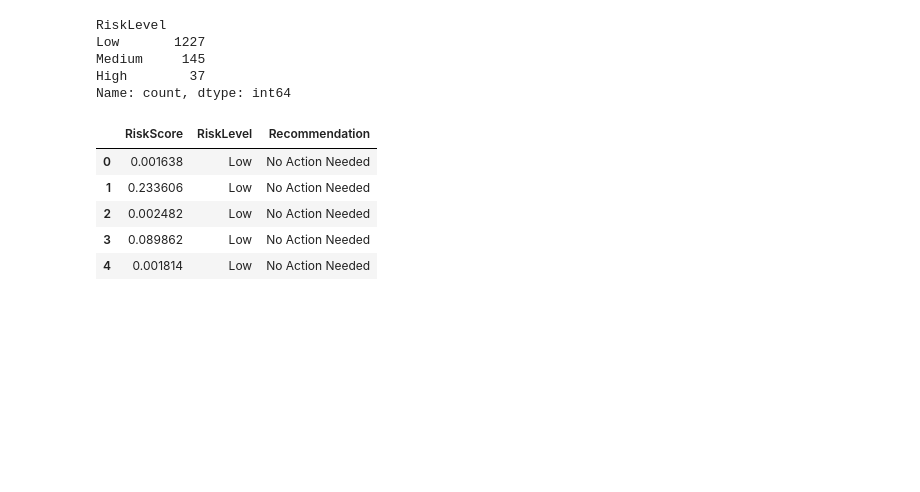
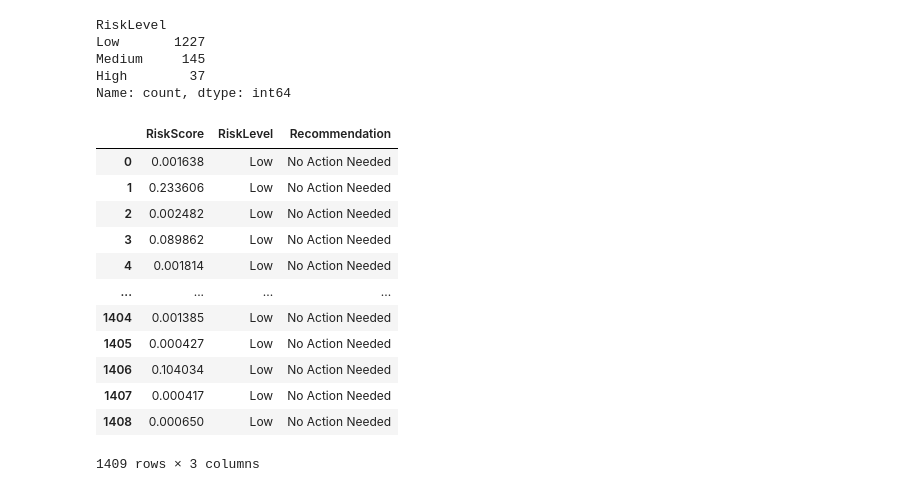
Before and after one commit to Lavanya-1506/Telecom_Churn_Prediction, a Jupyter notebook: backend/notebooks/model_training.ipynb, the cells around one changed output. Saved outputs shown, nothing was run; the diff lists cells and outputs as text; code cells hidden in the pictures; blank space fills up the shorter version.

```diff
--- a/backend/notebooks/model_training.ipynb
+++ b/backend/notebooks/model_training.ipynb
@@ -395,15 +395,23 @@ def retention_strategy(score):
 # %%
 
 risk_df["Recommendation"] = (
     risk_df["RiskScore"]
     .apply(retention_strategy)
 )
 
 risk_df.head()
+display(risk_df)
 # %% [output]
 |  | RiskScore | RiskLevel | Recommendation |
 | 0 | 0.001638 | Low | No Action Needed |
 | 1 | 0.233606 | Low | No Action Needed |
 | 2 | 0.002482 | Low | No Action Needed |
 | 3 | 0.089862 | Low | No Action Needed |
 | 4 | 0.001814 | Low | No Action Needed |
+| ... | ... | ... | ... |
+| 1404 | 0.001385 | Low | No Action Needed |
+| 1405 | 0.000427 | Low | No Action Needed |
+| 1406 | 0.104034 | Low | No Action Needed |
+| 1407 | 0.000417 | Low | No Action Needed |
+| 1408 | 0.000650 | Low | No Action Needed |
+1409 rows × 3 columns
```
Also changed, not shown: parts of 2 cells of this notebook, 5 other files.
